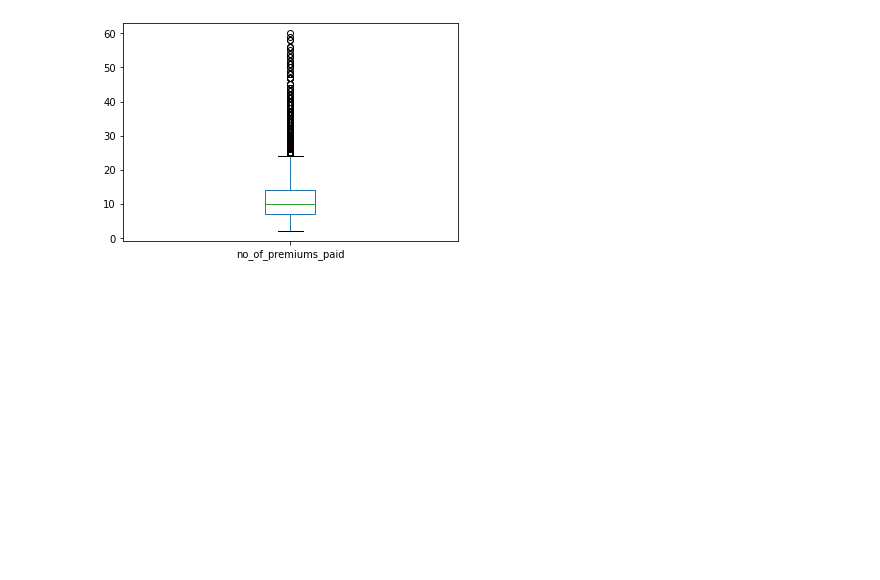
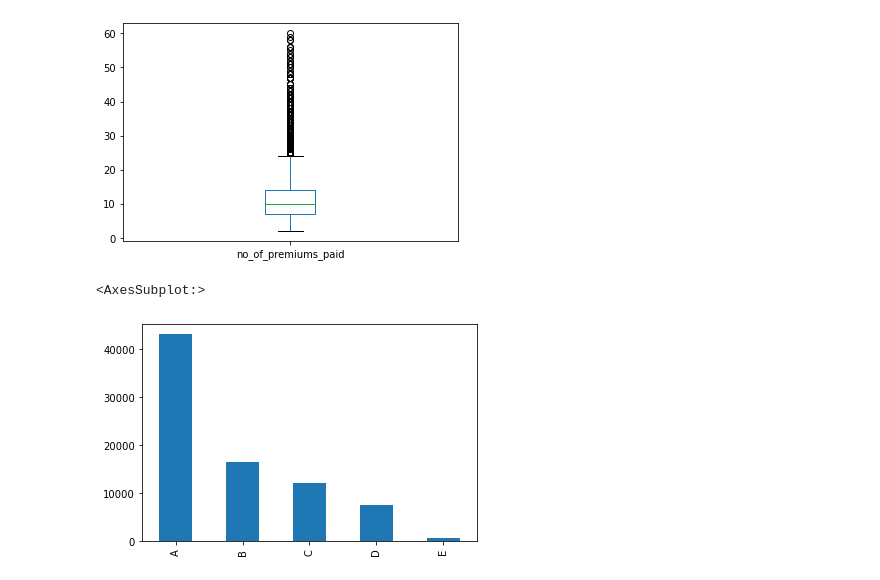
Before and after one commit to tanzeyl/Predicting-if-a-customer-will-default-for-their-next-premium, a Jupyter notebook: Main File.ipynb, the cells around one changed output. Cells and saved outputs as stored; diff of their text form; code cells hidden in the pictures; blank space fills up the shorter version.

```diff
--- a/Main File.ipynb
+++ b/Main File.ipynb
@@ -128,4 +128,7 @@ data["no_of_premiums_paid"].plot.box()
 <AxesSubplot:>
 [figure]
 # %%
-data["sourcing_channel"]
+data["sourcing_channel"].value_counts().plot.bar()
+# %% [output]
+<AxesSubplot:>
+[figure, added]
```
Also changed, not shown: parts of 15 cells of this notebook.
